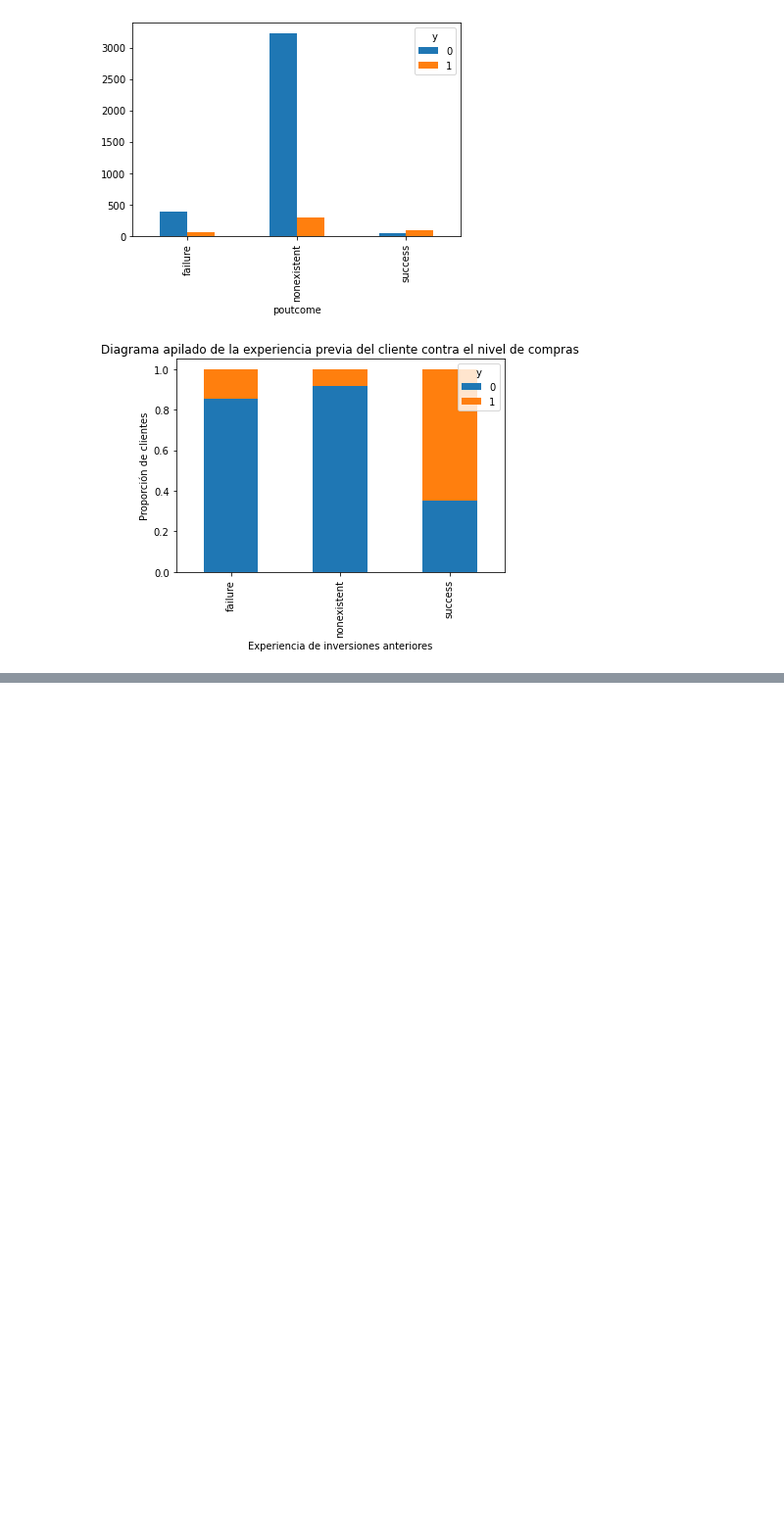
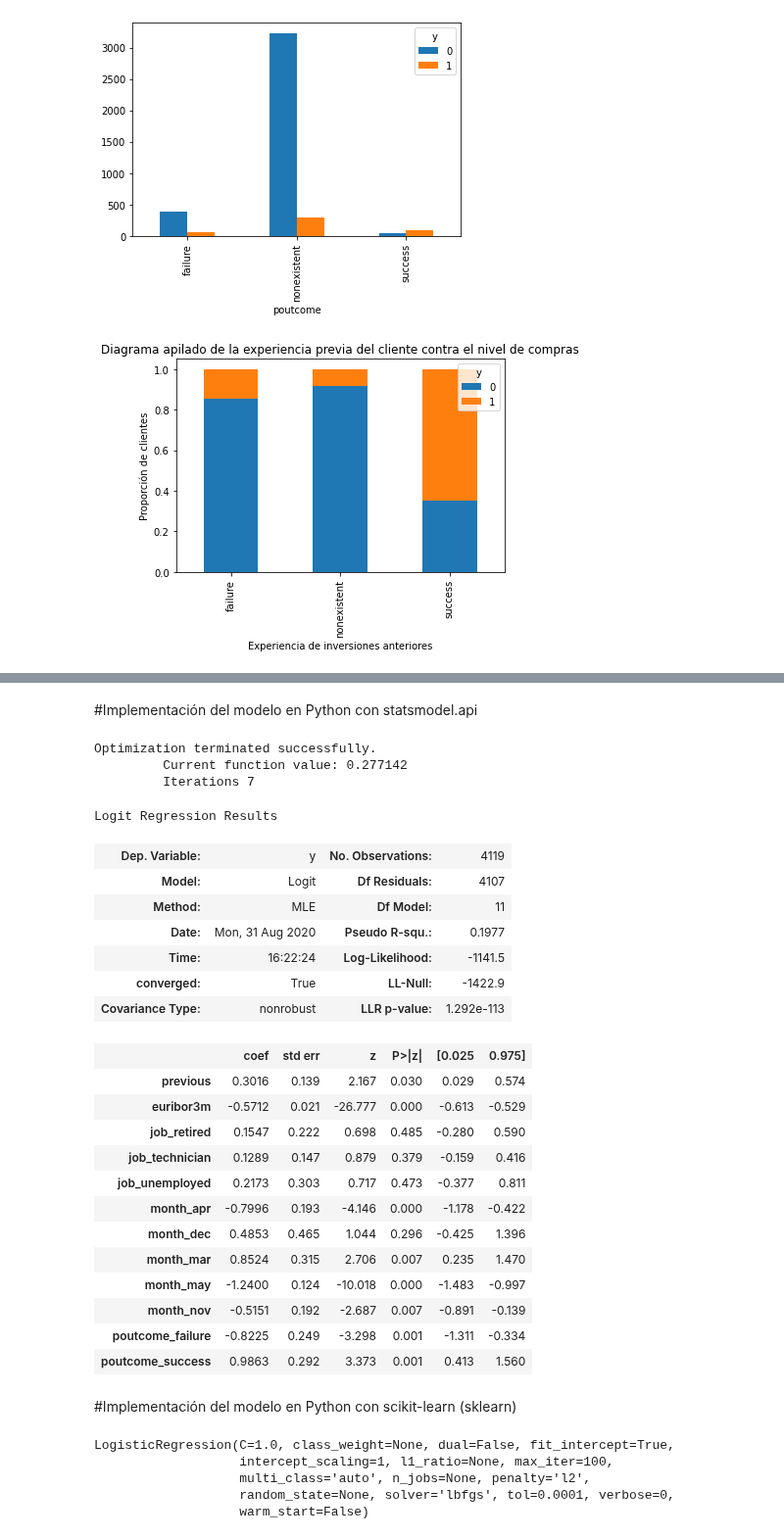
Before and after one commit to javilledo/MachineLearning, a Jupyter notebook: notebooks/t05_03_logistic_regression_implementación.ipynb, the cells around one changed output, grey strips where cells are left out. Shown at 98% size. Cells and saved outputs as stored; diff of their text form; code cells hidden in the pictures; blank space fills up the shorter version.

```diff
--- a/notebooks/t05_03_logistic_regression_implementación.ipynb
+++ b/notebooks/t05_03_logistic_regression_implementación.ipynb
@@ -226,0 +307,4 @@ plt.show()
+# %%
+lr = LogisticRegression(max_iter=5000)
+rfe = RFE(lr, n)
+rfe = rfe.fit(X,Y)
@@ -226,0 +349,3 @@ plt.show()
+# %%
+bank_data_representative_vars = bank_data.columns.values[rfe.support_ == True]
+bank_data_representative_vars
@@ -226,0 +357,4 @@ plt.show()
+# %%
+X = bank_data[bank_data_representative_vars]
+Y = Y
+Y
@@ -226,0 +374,2 @@ plt.show()
+# %% [markdown]
+#Implementación del modelo en Python con statsmodel.api
@@ -226,0 +378,33 @@ plt.show()
+# %%
+logic_model = sm.Logit(Y,X) #ojo que con este primero son las predichas y luego las predictoras
+result = logic_model.fit()
+# %% [output]
+Optimization terminated successfully.
+         Current function value: 0.277142
+         Iterations 7
+# %%
+result.summary()
+# %% [output]
+Logit Regression Results
+| Dep. Variable: | y | No. Observations: | 4119 |
+| Model: | Logit | Df Residuals: | 4107 |
+| Method: | MLE | Df Model: | 11 |
+| Date: | Mon, 31 Aug 2020 | Pseudo R-squ.: | 0.1977 |
+| Time: | 16:22:24 | Log-Likelihood: | -1141.5 |
+| converged: | True | LL-Null: | -1422.9 |
+| Covariance Type: | nonrobust | LLR p-value: | 1.292e-113 |
+|  | coef | std err | z | P>|z| | [0.025 | 0.975] |
+| previous | 0.3016 | 0.139 | 2.167 | 0.030 | 0.029 | 0.574 |
+| euribor3m | -0.5712 | 0.021 | -26.777 | 0.000 | -0.613 | -0.529 |
+| job_retired | 0.1547 | 0.222 | 0.698 | 0.485 | -0.280 | 0.590 |
+| job_technician | 0.1289 | 0.147 | 0.879 | 0.379 | -0.159 | 0.416 |
+| job_unemployed | 0.2173 | 0.303 | 0.717 | 0.473 | -0.377 | 0.811 |
+| month_apr | -0.7996 | 0.193 | -4.146 | 0.000 | -1.178 | -0.422 |
+| month_dec | 0.4853 | 0.465 | 1.044 | 0.296 | -0.425 | 1.396 |
+| month_mar | 0.8524 | 0.315 | 2.706 | 0.007 | 0.235 | 1.470 |
+| month_may | -1.2400 | 0.124 | -10.018 | 0.000 | -1.483 | -0.997 |
+| month_nov | -0.5151 | 0.192 | -2.687 | 0.007 | -0.891 | -0.139 |
+| poutcome_failure | -0.8225 | 0.249 | -3.298 | 0.001 | -1.311 | -0.334 |
+| poutcome_success | 0.9863 | 0.292 | 3.373 | 0.001 | 0.413 | 1.560 |
+# %% [markdown]
+#Implementación del modelo en Python con scikit-learn (sklearn)
@@ -226,0 +413,9 @@ plt.show()
+# %%
+logit_model = linear_model.LogisticRegression()
+logit_model.fit(X,Y)
+# %% [output]
+LogisticRegression(C=1.0, class_weight=None, dual=False, fit_intercept=True,
+                   intercept_scaling=1, l1_ratio=None, max_iter=100,
+                   multi_class='auto', n_jobs=None, penalty='l2',
+                   random_state=None, solver='lbfgs', tol=0.0001, verbose=0,
+                   warm_start=False)
```
Also changed, not shown: parts of 20 cells of this notebook.
